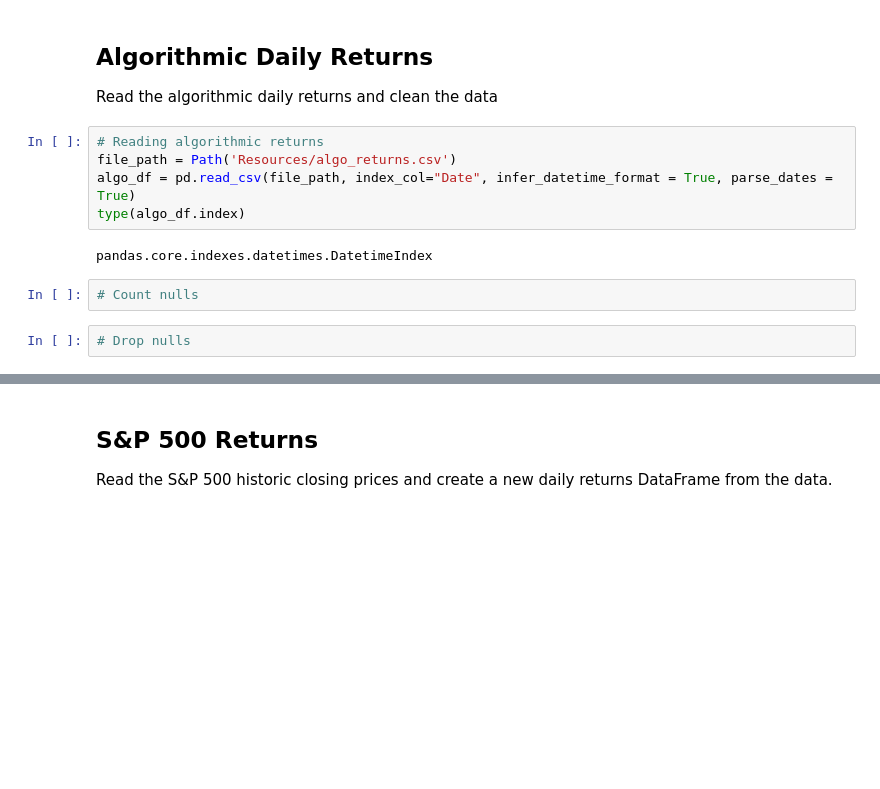
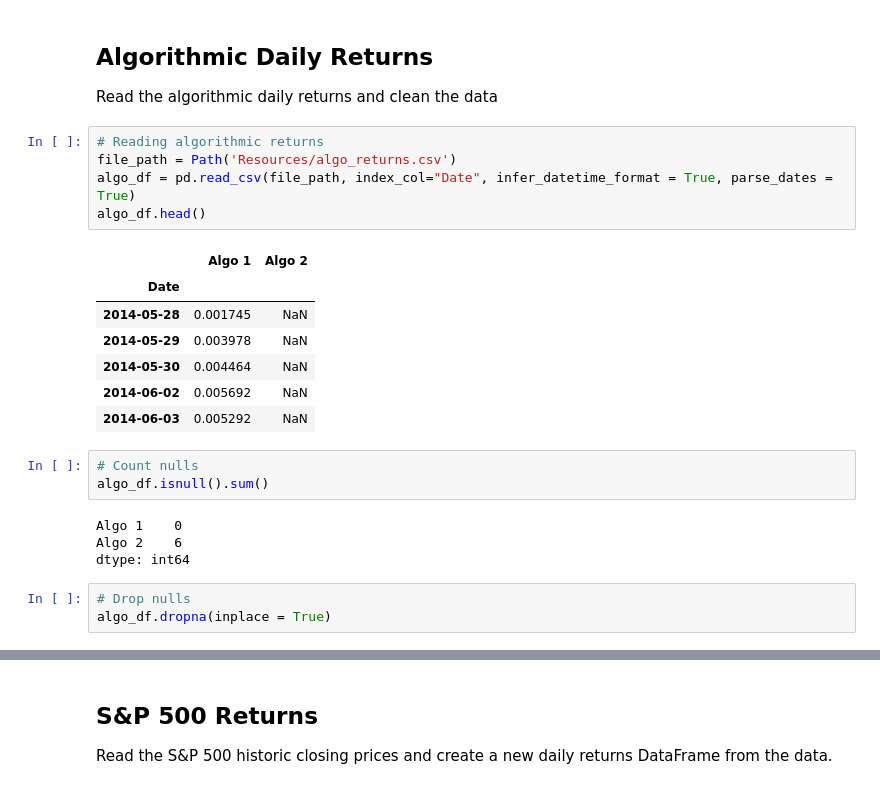
Before and after one commit to joeyh2/portfolio-analysis, a Jupyter notebook: whale_analysis.ipynb, the cells around one changed output, grey strips where cells are left out. Drawn from its saved outputs; the diff is of its cells as text; blank space fills up the shorter version.

```diff
--- a/whale_analysis.ipynb
+++ b/whale_analysis.ipynb
@@ -74,11 +74,23 @@ Read the algorithmic daily returns and clean the data
 # %%
 # Reading algorithmic returns
 file_path = Path('Resources/algo_returns.csv')
 algo_df = pd.read_csv(file_path, index_col="Date", infer_datetime_format = True, parse_dates = True)
-type(algo_df.index)
+algo_df.head()
 # %% [output]
-pandas.core.indexes.datetimes.DatetimeIndex
+|  | Algo 1 | Algo 2 |
+| Date |  |  |
+| 2014-05-28 | 0.001745 | NaN |
+| 2014-05-29 | 0.003978 | NaN |
+| 2014-05-30 | 0.004464 | NaN |
+| 2014-06-02 | 0.005692 | NaN |
+| 2014-06-03 | 0.005292 | NaN |
 # %%
 # Count nulls
+algo_df.isnull().sum()
+# %% [output]
+Algo 1    0
+Algo 2    6
+dtype: int64
 # %%
 # Drop nulls
+algo_df.dropna(inplace = True)
```
Also changed, not shown: parts of 10 cells of this notebook.
